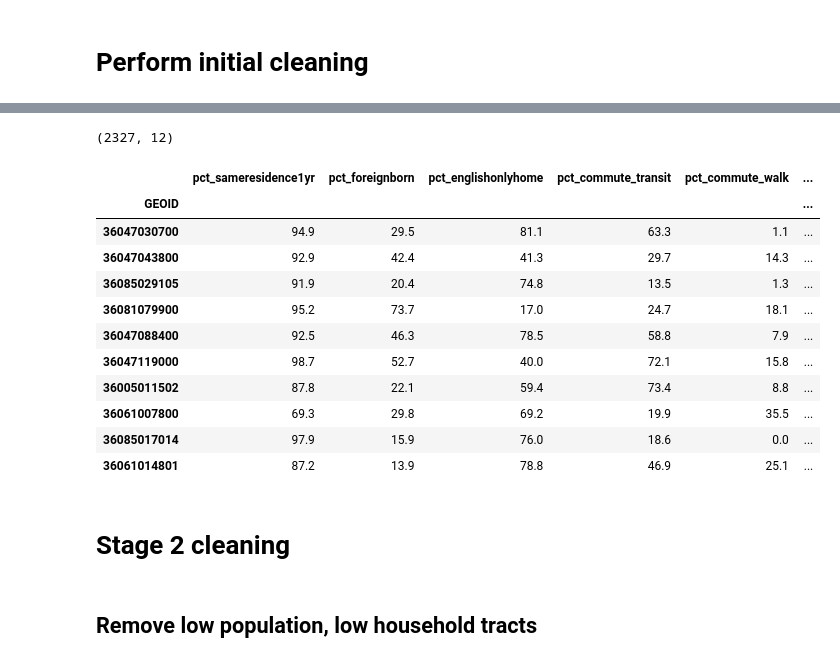
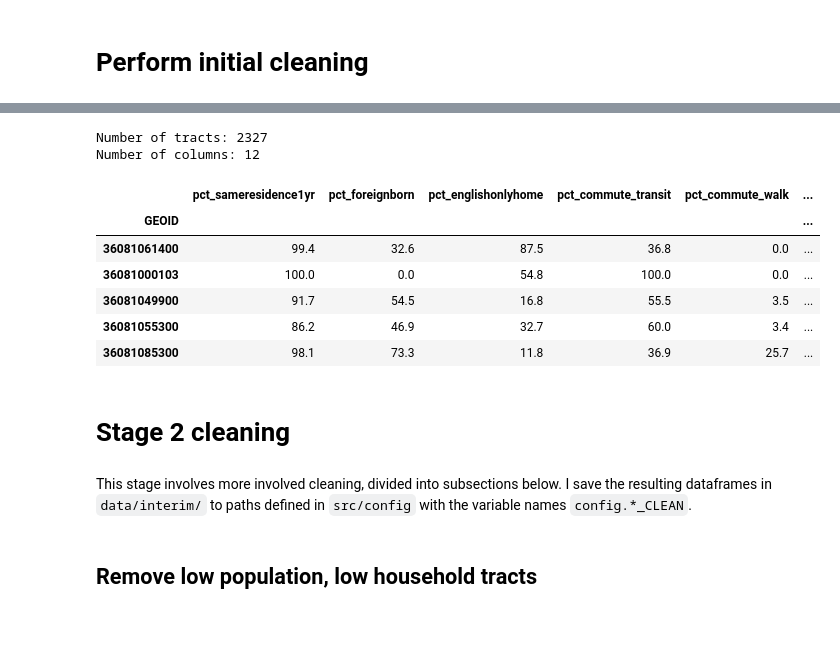
Before and after one commit to dylan-j-young/nyc-community-clustering, a Jupyter notebook: notebooks/00_preprocessing.ipynb, the cells around one changed output, grey strips where cells are left out. Saved outputs shown, nothing was run; the diff lists cells and outputs as text; code cells hidden in the pictures; blank space fills up the shorter version.

Commit message:
Cleaned up preprocessing notebook and pipeline

```diff
--- a/notebooks/00_preprocessing.ipynb
+++ b/notebooks/00_preprocessing.ipynb
@@ -93,25 +98,24 @@ decennial2020_dp_clean.sample(n=5)
 # %%
 # Clean 2023 ACS 5-year data
-acs5yr2023_clean = preprocessing.clean_2023_acs_5yr_select()
+acs5yr2023_initclean = preprocessing.initial_clean_2023_acs_5yr_select()
 
-print(acs5yr2023_clean.shape)
-acs5yr2023_clean.sample(n=10)
+print(f"Number of tracts: {np.array(acs5yr2023_initclean).shape[0]}")
+print(f"Number of columns: {np.array(acs5yr2023_initclean).shape[1]}")
+acs5yr2023_initclean.sample(n=5)
 # %% [output]
-(2327, 12)
+Number of tracts: 2327
+Number of columns: 12
 |  | pct_sameresidence1yr | pct_foreignborn | pct_englishonlyhome | pct_commute_transit | pct_commute_walk | ... |
 | GEOID |  |  |  |  |  | ... |
-| 36047030700 | 94.9 | 29.5 | 81.1 | 63.3 | 1.1 | ... |
-| 36047043800 | 92.9 | 42.4 | 41.3 | 29.7 | 14.3 | ... |
-| 36085029105 | 91.9 | 20.4 | 74.8 | 13.5 | 1.3 | ... |
-| 36081079900 | 95.2 | 73.7 | 17.0 | 24.7 | 18.1 | ... |
-| 36047088400 | 92.5 | 46.3 | 78.5 | 58.8 | 7.9 | ... |
-| 36047119000 | 98.7 | 52.7 | 40.0 | 72.1 | 15.8 | ... |
-| 36005011502 | 87.8 | 22.1 | 59.4 | 73.4 | 8.8 | ... |
-| 36061007800 | 69.3 | 29.8 | 69.2 | 19.9 | 35.5 | ... |
-| 36085017014 | 97.9 | 15.9 | 76.0 | 18.6 | 0.0 | ... |
-| 36061014801 | 87.2 | 13.9 | 78.8 | 46.9 | 25.1 | ... |
+| 36081061400 | 99.4 | 32.6 | 87.5 | 36.8 | 0.0 | ... |
+| 36081000103 | 100.0 | 0.0 | 54.8 | 100.0 | 0.0 | ... |
+| 36081049900 | 91.7 | 54.5 | 16.8 | 55.5 | 3.5 | ... |
+| 36081055300 | 86.2 | 46.9 | 32.7 | 60.0 | 3.4 | ... |
+| 36081085300 | 98.1 | 73.3 | 11.8 | 36.9 | 25.7 | ... |
 # %% [markdown]
 # Stage 2 cleaning
+# %% [markdown]
+This stage involves more involved cleaning, divided into subsections below. I save the resulting dataframes in `data/interim/` to paths defined in `src/config` with the variable names `config.*_CLEAN`.
 # %% [markdown]
 ## Remove low population, low household tracts
 # %% [markdown]
```
Also changed, not shown: parts of 15 cells of this notebook, 2 other files.
